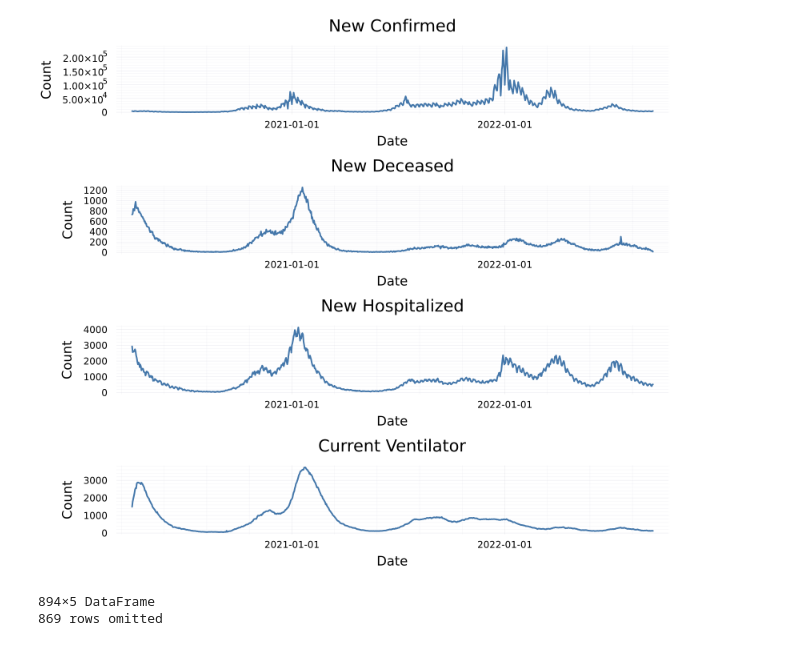
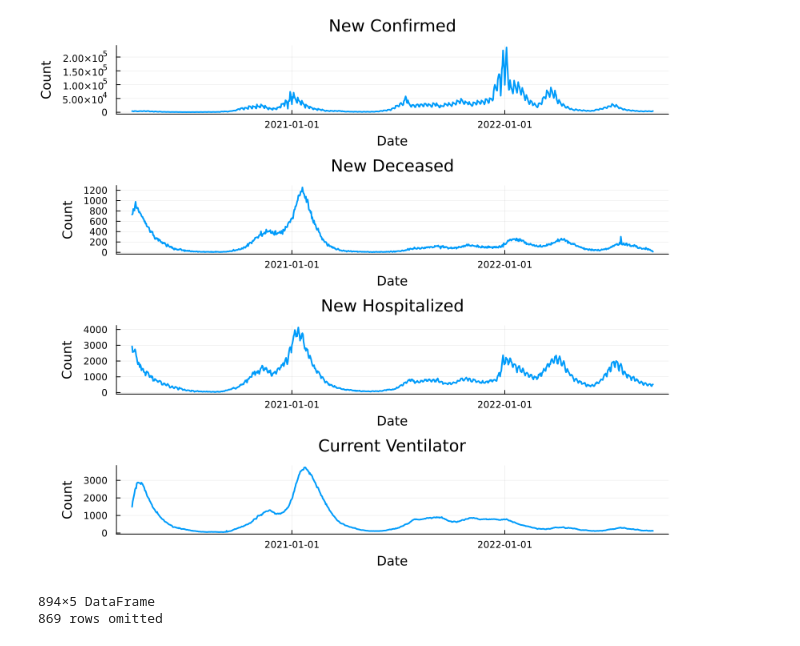
Before and after one commit to michaelajao/COVID-19-modelling, a Jupyter notebook: julia experiments/ex2.ipynb, the cells around one changed output. Drawn from its saved outputs; the diff is of its cells as text; code cells hidden in the pictures.

```diff
--- a/julia experiments/ex2.ipynb
+++ b/julia experiments/ex2.ipynb
@@ -29,25 +29,24 @@ filtered_data.date = Date.(filtered_data.date)
  2022-09-11
  2022-09-12
 # %%
-theme(:bright)
 # 5. Plot all the columns on separate subplots in one figure
 plot(
     filtered_data.date,
     [filtered_data.new_confirmed,
      filtered_data.new_deceased,
      filtered_data.new_hospitalized_patients,
      filtered_data.current_ventilator_patients],
 
     layout = (4, 1),
     size = (800, 700),
     legend = false,
     title = ["New Confirmed" "New Deceased" "New Hospitalized" "Current Ventilator"],
     ylabel = ["Count" "Count" "Count" "Count"],
     xlabel = "Date",
     lw = 2
 )
 # %% [output]
-[figure, old version]
+[figure, new version]
 # %%
 data = DataFrame(
     date = filtered_data.date,
```
Also changed, not shown: parts of 7 cells of this notebook, 7 other files.
